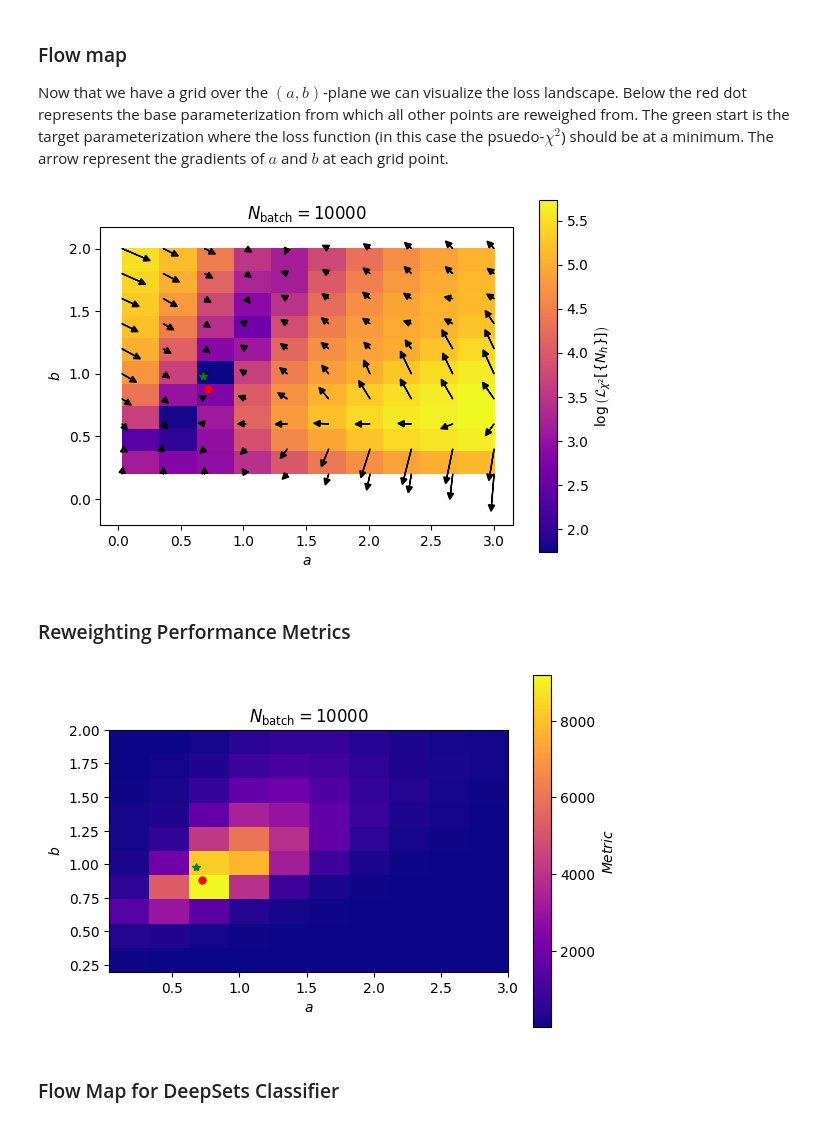
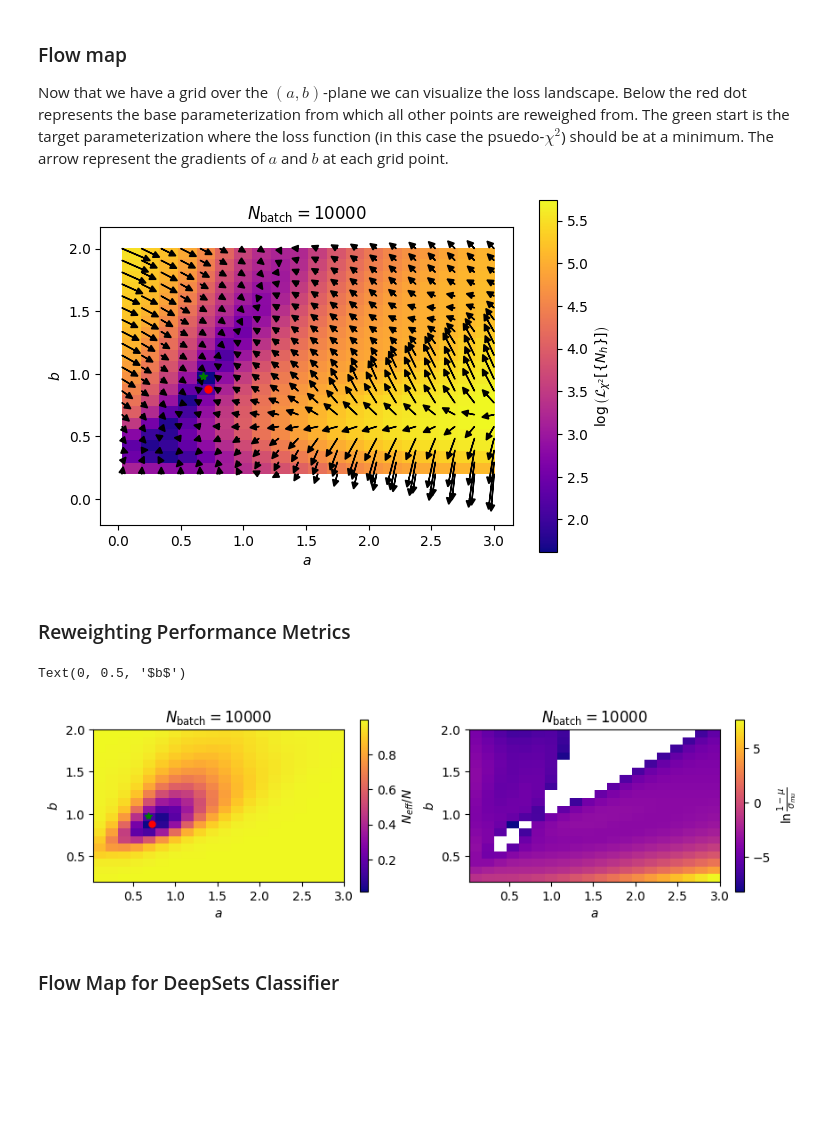
Before and after one commit to tonymenzo/RSA, a Jupyter notebook: src/RSA_flow_map.ipynb, the cells around one changed output. Saved outputs shown, nothing was run; the diff lists cells and outputs as text; code cells hidden in the pictures; blank space fills up the shorter version.

Commit message:
RSA_flow with metrics

```diff
--- a/src/RSA_flow_map.ipynb
+++ b/src/RSA_flow_map.ipynb
@@ -157,7 +152,7 @@ params_base = torch.tensor([0.72, 0.88])
 a_range  = (0.03, 3.0)#(0.6, 0.80)
 b_range  = (0.2, 2.0)#(0.85, 1.05)
 
-n_points = 10
+n_points = 20
 a_b_init = a_b_grid(a_range, b_range, n_points)
 # %% [output]
 Each event has been zero-padded to a length of 105
@@ -174,8 +169,8 @@ epochs = 1
 # Create an RSA instance
 RSA = RSA_tuner(epochs = epochs, dim_multiplicity = dim_multiplicity, dim_accept_reject = dim_accept_reject, over_sample_factor = over_sample_factor,
 				params_base = params_base, sim_observable_dataloader = sim_observable_dataloader, sim_z_dataloader = sim_accept_reject_dataloader,
-				sim_fPrel_dataloader = sim_fPrel_dataloader, exp_observable_dataloader = exp_observable_dataloader, print_details = True,
-				results_dir = "/Users/lukapuslar/Desktop/other/ASEF/Project/Code/RSA/RSA/src/temp_results", params_init = None, fixed_binning = True)
+				sim_fPrel_dataloader = sim_fPrel_dataloader, exp_observable_dataloader = exp_observable_dataloader, print_details = False,
+				results_dir = "/global/homes/l/ljpuslar/RSA/RSA/src/temp_results", params_init = None, fixed_binning = True)
 # %%
 # print(a_b_init)
 # Set the optimizer
@@ -307,7 +280,7 @@ import matplotlib.pyplot as plt
 import matplotlib.colors as mcolors
 
 # Calculate the magnitude of each vector in a_b_gradients
-# magnitudes = np.linalg.norm(a_b_gradients, axis=1)
+magnitudes = np.linalg.norm(a_b_gradients, axis=1)
 
 fig, ax = plt.subplots(1,1,figsize=(6,5))
 
@@ -343,51 +316,68 @@ ax.set_ylabel(r'$b$')
 
 fig.tight_layout()
 # %% [output]
-[figure, old version]
+[figure, new version]
 # %% [markdown]
 ### Reweighting Performance Metrics
 # %%
 # Clone a_b_init into numpy array
 a_b = a_b_init.detach().numpy()
 
 import matplotlib.pyplot as plt
 import matplotlib.colors as mcolors
 
 # Calculate the magnitude of each vector in a_b_gradients
-magnitudes = np.linalg.norm(a_b_gradients, axis=1)
+# magnitudes = np.linalg.norm(a_b_gradients, axis=1)
 
-fig, ax = plt.subplots(1,1,figsize=(6,5))
+fig, ax = plt.subplots(1,2,figsize=(10,5))
 
 # Set the background color based on the magnitude
 # Normalize the magnitude to use it with the colormap
-norm = mcolors.Normalize(vmin=np.min(magnitudes), vmax=np.max(magnitudes))
+# norm0 = mcolors.Normalize(vmin=np.min(magnitudes), vmax=np.max(magnitudes))
 cmap = plt.cm.plasma  # Choose a colormap
 
 # Assuming magnitudes can be reshaped into a grid directly for simplicity
 # In a real scenario, you might need to interpolate these values onto a grid
-grid_shape = (int(np.sqrt(len(magnitudes))), int(np.sqrt(len(magnitudes))))
-magnitudes_grid = magnitudes.reshape(grid_shape).T
+N_eff = metrics[1].detach()
+mu = torch.log((1-metrics[0].detach()[:,0]) / metrics[0].detach()[:,1])
+
+grid_shape = (int(np.sqrt(len(N_eff))), int(np.sqrt(len(N_eff))))
+N_eff_grid = 1 - N_eff.reshape(grid_shape).T
+mu_grid = mu.reshape(grid_shape).T
+
+# magnitudes_grid = magnitudes.reshape(grid_shape).T
 
 # Create a heatmap of the gradient magnitudes
 
+#metrics[0] -> mu_eff
+#metrics[1] -> N_eff/N
 
 #heatmap = ax.imshow(magnitudes_grid, cmap=cmap, norm=norm, origin='lower', extent=(np.min(a_b[:, 0]), np.max(a_b[:, 0]), np.min(a_b[:, 1]), np.max(a_b[:, 1])))
-heatmap = ax.imshow(metrics[1].detach().reshape(grid_shape).T, cmap=cmap, origin='lower', extent=(np.min(a_b[:, 0]), np.max(a_b[:, 0]), np.min(a_b[:, 1]), np.max(a_b[:, 1])))
+heatmap0 = ax[0].imshow(N_eff_grid, cmap=cmap, origin='lower', extent=(np.min(a_b[:, 0]), np.max(a_b[:, 0]), np.min(a_b[:, 1]), np.max(a_b[:, 1])))
+heatmap1 = ax[1].imshow(mu_grid, cmap=cmap, origin='lower', extent=(np.min(a_b[:, 0]), np.max(a_b[:, 0]), np.min(a_b[:, 1]), np.max(a_b[:, 1])))
+# heatmap = ax.imshow(metrics[1].detach().reshape(grid_shape).T, cmap=cmap, origin='lower', extent=(np.min(a_b[:, 0]), np.max(a_b[:, 0]), np.min(a_b[:, 1]), np.max(a_b[:, 1])))
 
 # Add a colorbar to show the magnitude scale
-fig.colorbar(heatmap, ax=ax, label=r'$Metric$', shrink=0.75)
+fig.colorbar(heatmap0, ax=ax[0], label=r'$N_{eff}/N$', shrink=0.5)
+fig.colorbar(heatmap1, ax=ax[1], label=r'$\ln{\frac{1-\mu}{\sigma_{mu}}}$', shrink=0.5)
 
 a_b_target = np.array([0.68, 0.98]) # Monash
-ax.plot(a_b_target[0], a_b_target[1], '*', color='green', label = 'Target', ms = 6, linewidth=10)
-ax.plot(RSA.params_base[0].clone().detach().numpy(), RSA.params_base[1].clone().detach().numpy(), 'o', color = 'red', label = 'Base', ms = 5, linewidth=10)
+ax[0].plot(a_b_target[0], a_b_target[1], '*', color='green', label = 'Target', ms = 6, linewidth=10)
+ax[0].plot(RSA.params_base[0].clone().detach().numpy(), RSA.params_base[1].clone().detach().numpy(), 'o', color = 'red', label = 'Base', ms = 5, linewidth=10)
 
-ax.set_title(rf'$N_{{\mathrm{{batch}}}} = {N_events}$')
-ax.set_xlabel(r'$a$')
-ax.set_ylabel(r'$b$')
+ax[0].set_title(rf'$N_{{\mathrm{{batch}}}} = {N_events}$')
+ax[0].set_xlabel(r'$a$')
+ax[0].set_ylabel(r'$b$')
 
-fig.tight_layout()
+
+ax[1].set_title(rf'$N_{{\mathrm{{batch}}}} = {N_events}$')
+ax[1].set_xlabel(r'$a$')
+ax[1].set_ylabel(r'$b$')
+
+# fig.tight_layout()
 # %% [output]
+Text(0, 0.5, '$b$')
-[figure, old version]
+[figure, new version]
 # %% [markdown]
 ### Flow Map for DeepSets Classifier
 # %%
```
Also changed, not shown: parts of 6 cells of this notebook, 2 other files.
